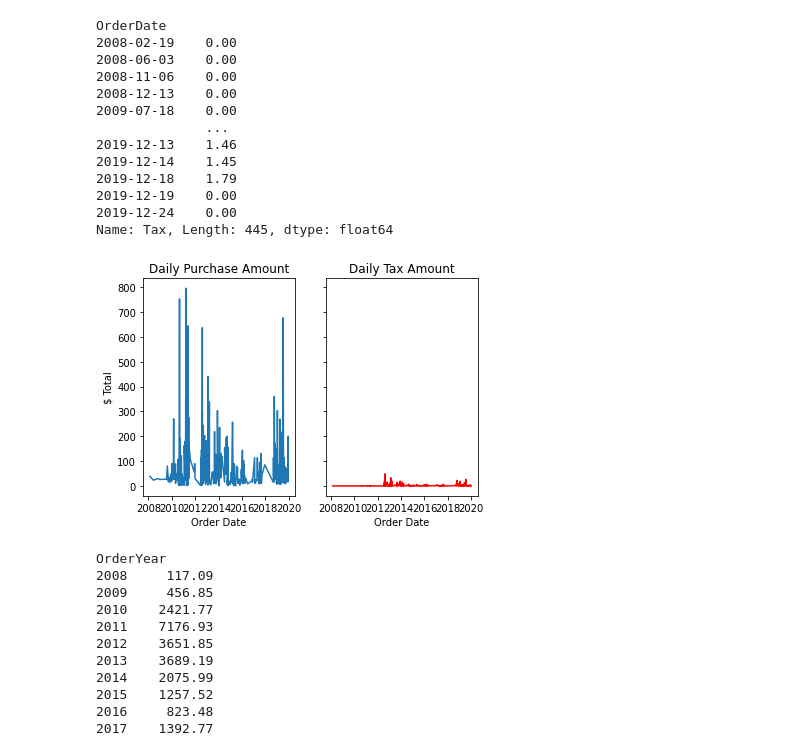
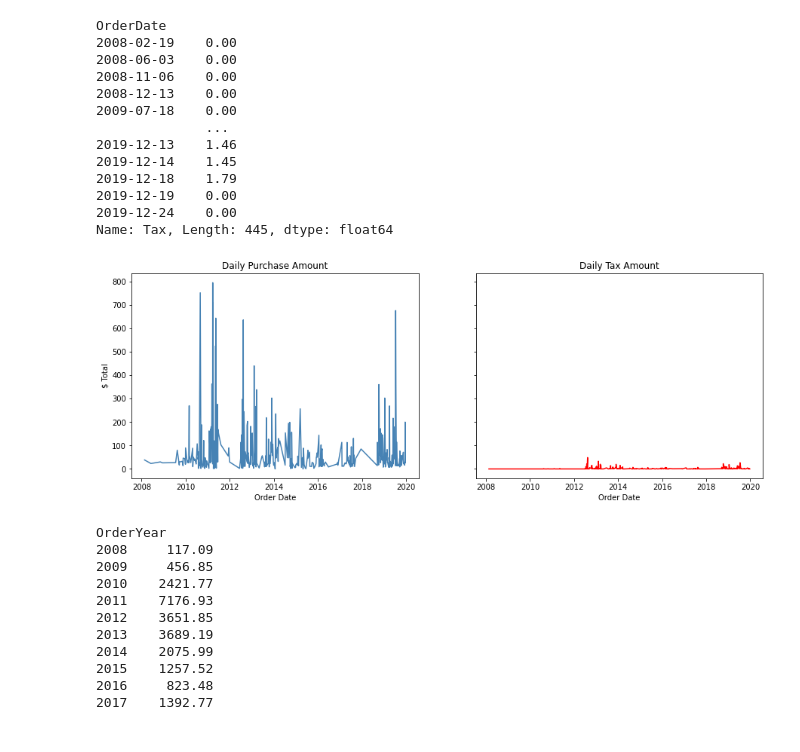
Before and after one commit to AmitSamra/AmazonOrderHistoryAirflowAWS, a Jupyter notebook: AmazonOrderHistoryAirflowAWS_output.ipynb, the cells around one changed output. Cells and saved outputs as stored; diff of their text form; code cells hidden in the pictures.

Commit message:
Updated all charts

```diff
--- a/AmazonOrderHistoryAirflowAWS_output.ipynb
+++ b/AmazonOrderHistoryAirflowAWS_output.ipynb
@@ -112,21 +115,21 @@ Name: Tax, Length: 445, dtype: float64
 # %%
 # Plot OrderDate and ItemTotal and OrderDate and PurchasePricePerUnit
 
-fig, ax = plt.subplots(1,2, sharey = True)
+fig, ax = plt.subplots(1,2, sharey = True, figsize = (15,5))
 
-ax[0].plot(df_DateTotal.index, df_DateTotal.values)
-ax[1].plot(df_DateTax.index, df_DateTax.values, color = 'r')
+ax[0].plot(df_DateTotal.index, df_DateTotal.values, color = 'steelblue')
+ax[1].plot(df_DateTax.index, df_DateTax.values, color = 'red')
 
 ax[0].set_xlabel('Order Date')
 ax[0].set_ylabel('$ Total')
 ax[1].set_xlabel('Order Date')
 
 ax[0].set_title('Daily Purchase Amount')
 ax[1].set_title('Daily Tax Amount')
 
 plt.show()
 # %% [output]
-[figure, old version]
+[figure, new version]
 # %%
 # The previous graphs contained too much data since they were being plotted for each day.
 # Grouping will allow the information to be more legible.
```
Also changed, not shown: parts of 21 cells of this notebook, 13 other files.
